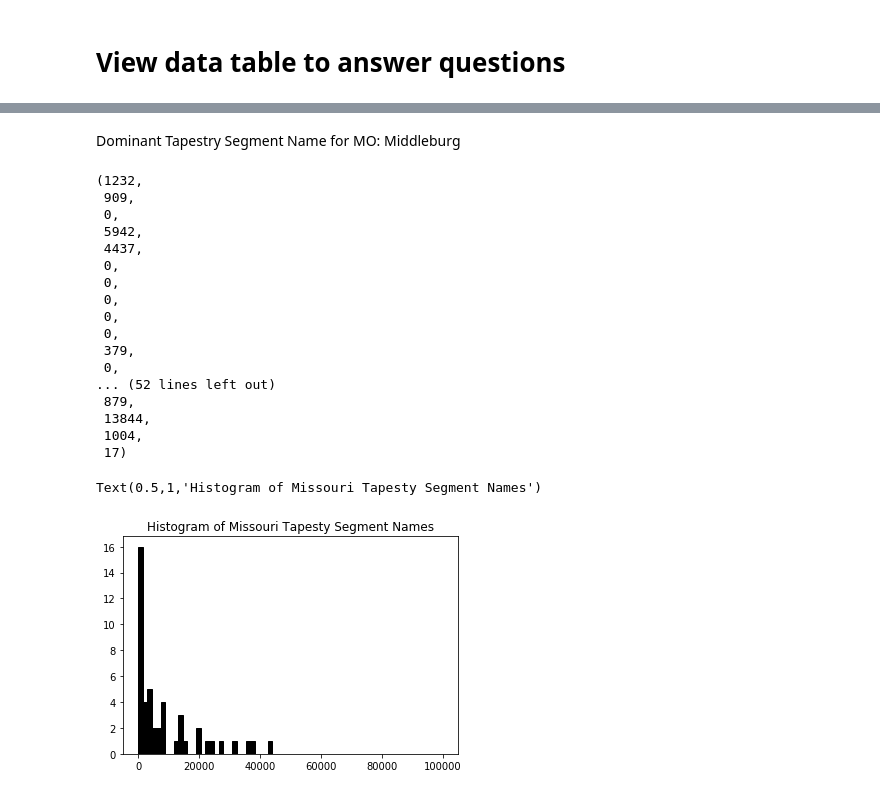
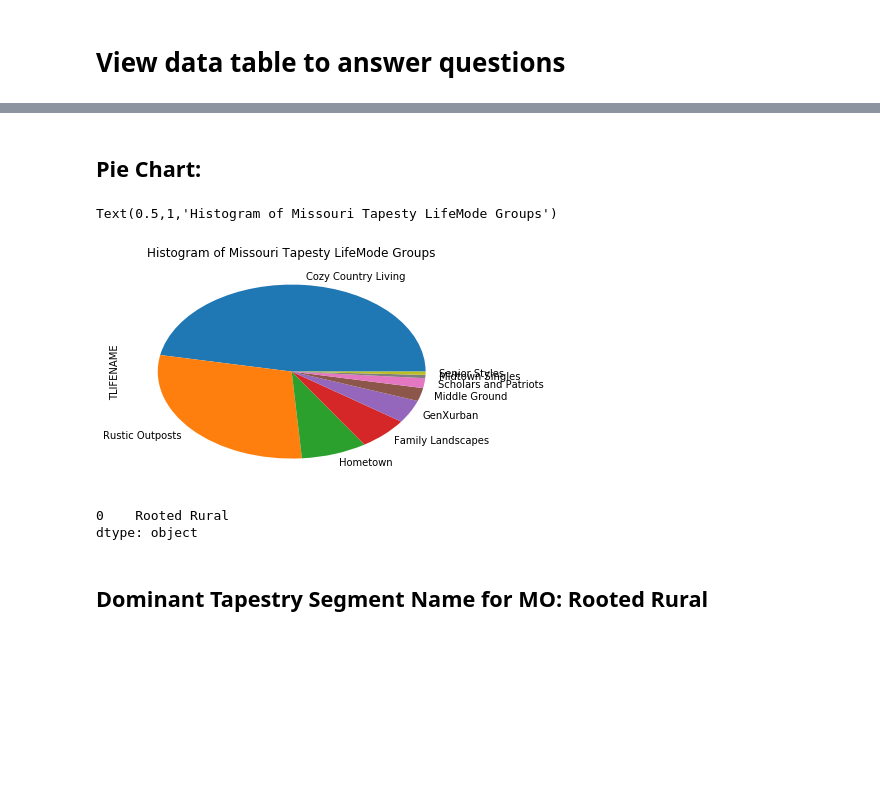
Before and after one commit to LauraLB2006/advanced_class, a Jupyter notebook: Project3/Q1.ipynb, the cells around one changed output, grey strips where cells are left out. Drawn from its saved outputs; the diff is of its cells as text; code cells hidden in the pictures; blank space fills up the shorter version.

```diff
--- a/Project3/Q1.ipynb
+++ b/Project3/Q1.ipynb
@@ -276,35 +87,15 @@ plt.axis ('equal');
+# %% [markdown]
+## Pie Chart:
+# %%
+plot_data.plot.pie ()
+plt.title ("Histogram of Missouri Tapesty LifeMode Groups")
+# %% [output]
+Text(0.5,1,'Histogram of Missouri Tapesty LifeMode Groups')
+[figure, added]
+# %%
+sdf ["TSEGNAME"].mode()
+# %% [output]
+0    Rooted Rural
+dtype: object
 # %% [markdown]
-Dominant Tapestry Segment Name for MO: Middleburg
+## Dominant Tapestry Segment Name for MO: Rooted Rural
-# %%
-MO2= (sdf.THH01 [26], sdf.THH02 [26], sdf.THH04 [26], sdf.THH05 [26], sdf.THH11 [26],
-    sdf.THH13 [26], sdf.THH14 [26], sdf.THH15 [26], sdf.THH16 [26], sdf.THH17 [26], sdf.THH18 [26], sdf.THH19 [26], sdf.THH20[26],
-    sdf.THH21 [26], sdf.THH22 [26], sdf.THH23 [26], sdf.THH24 [26], sdf.THH25 [26], sdf.THH26 [26], sdf.THH27 [26], sdf.THH29 [26],
-    sdf.THH34 [26], sdf.THH36 [26], sdf.THH37 [26], sdf.THH38 [26], sdf.THH39 [26], sdf.THH41 [26], sdf.THH43 [26], sdf.THH44 [26],
-    sdf.THH45 [26], sdf.THH46 [26], sdf.THH47 [26], sdf.THH48 [26], sdf.THH49 [26], sdf.THH50 [26],
-    sdf.THH51 [26], sdf.THH52 [26], sdf.THH53 [26], sdf.THH54 [26], sdf.THH55 [26], sdf.THH56 [26], sdf.THH57 [26], sdf.THH58 [26],
-    sdf.THH65 [26], sdf.THH66 [26], sdf.THH67 [26], sdf.THH68 [26])
-MO2
-# %% [output]
-(1232,
- 909,
- 0,
- 5942,
- 4437,
- 0,
- 0,
- 0,
- 0,
- 0,
- 379,
- 0,
-... (52 lines left out)
- 879,
- 13844,
- 1004,
- 17)
-# %%
-plt.hist(MO2, bins=68, range=(1, 100000.0), fc='k', ec='k')
-plt.title ("Histogram of Missouri Tapesty Segment Names")
-# %% [output]
-Text(0.5,1,'Histogram of Missouri Tapesty Segment Names')
-[figure, removed]
```
Also changed, not shown: parts of 38 cells of this notebook.
